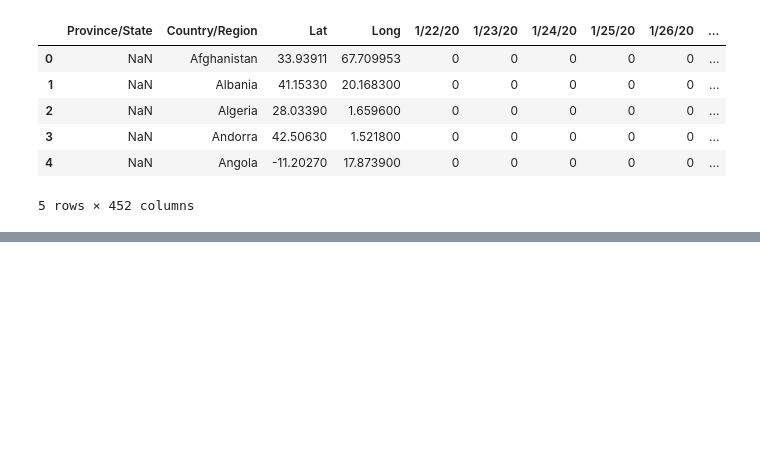
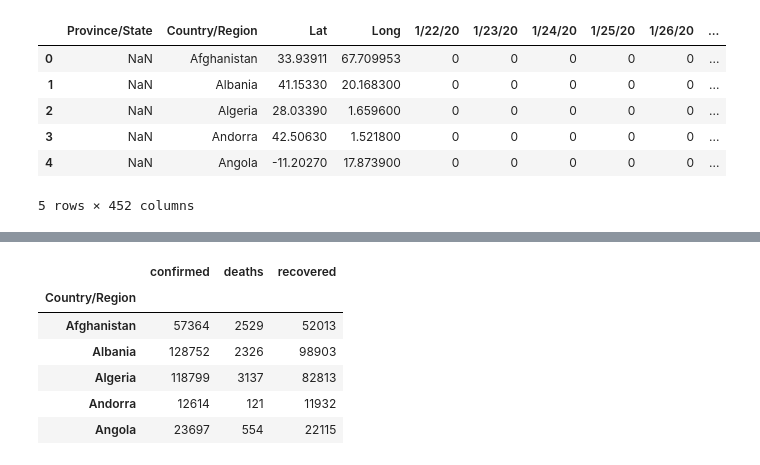
Before and after one commit to caiobarretta/Alura, a Jupyter notebook: Data Science/Data Science/Data Science análises para saúde e medicina/Curso Data Science e Saúde.ipynb, the cells around one changed output, grey strips where cells are left out. Saved outputs shown, nothing was run; the diff lists cells and outputs as text; code cells hidden in the pictures; blank space fills up the shorter version.

```diff
--- a/Data Science/Data Science/Data Science análises para saúde e medicina/Curso Data Science e Saúde.ipynb
+++ b/Data Science/Data Science/Data Science análises para saúde e medicina/Curso Data Science e Saúde.ipynb
@@ -307,0 +330,16 @@ display(recovered.head())
+# %%
+def latest_by_country(data):
+    return data.groupby("Country/Region").sum().iloc[:,-1].head()
+# %%
+informations = [latest_by_country(confirmed),  latest_by_country(deaths), latest_by_country(recovered)]
+combined = pd.concat(informations, axis=1)
+combined.columns = ['confirmed', 'deaths', 'recovered']
+combined.head()
+# %% [output]
+|  | confirmed | deaths | recovered |
+| Country/Region |  |  |  |
+| Afghanistan | 57364 | 2529 | 52013 |
+| Albania | 128752 | 2326 | 98903 |
+| Algeria | 118799 | 3137 | 82813 |
+| Andorra | 12614 | 121 | 11932 |
+| Angola | 23697 | 554 | 22115 |
```
Also changed, not shown: parts of 5 cells of this notebook.
